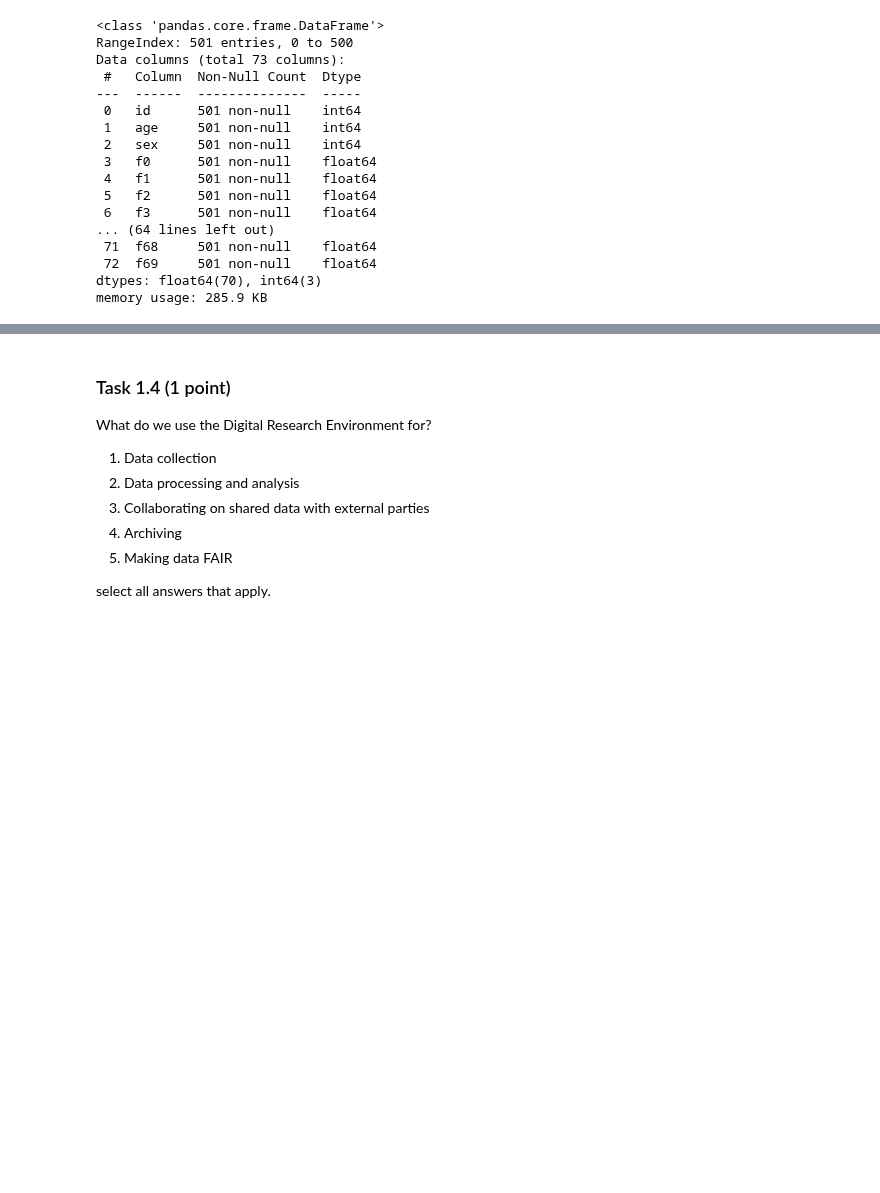
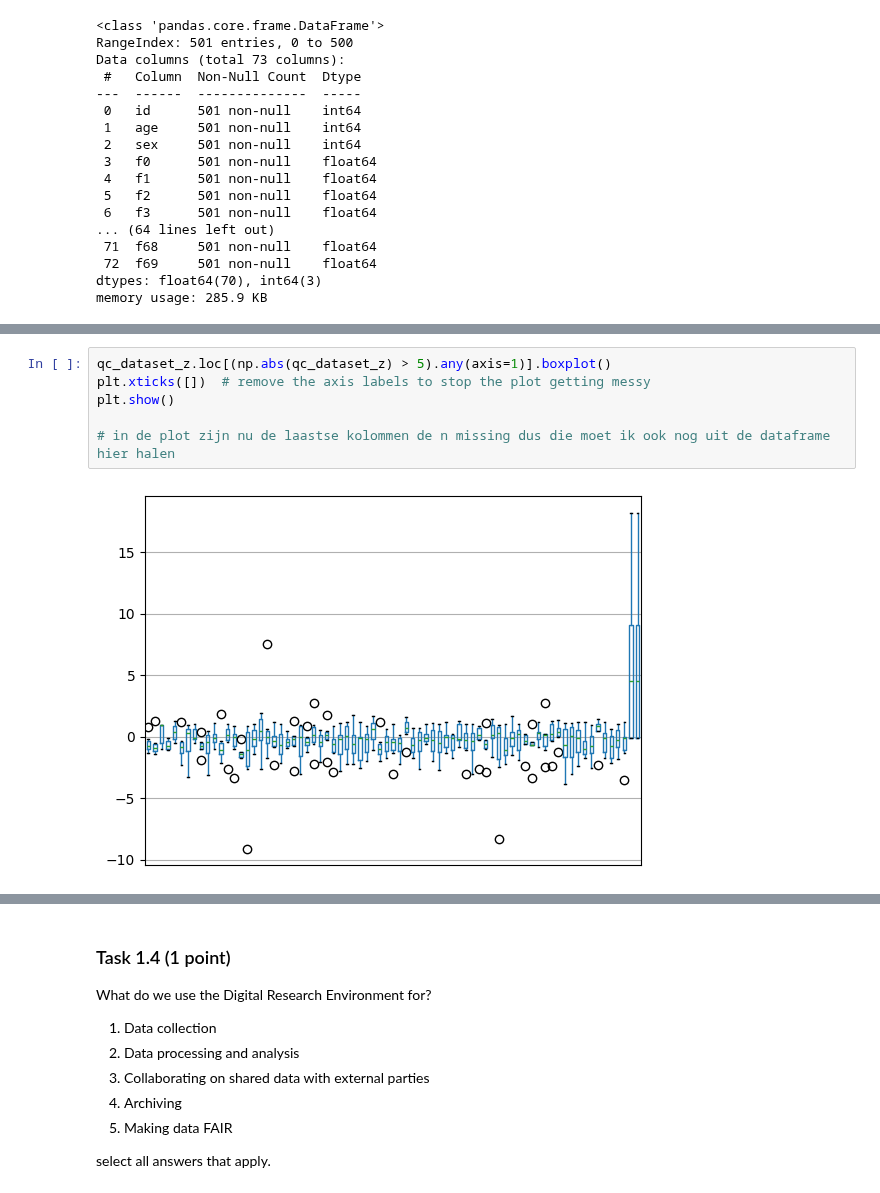
Before and after one commit to SietseHornstra/BigDataCourse, a Jupyter notebook: Exam/Assignment1/Assignment1.ipynb, the cells around one changed output, grey strips where cells are left out. Saved outputs shown, nothing was run; the diff lists cells and outputs as text; blank space fills up the shorter version.

```diff
--- a/Exam/Assignment1/Assignment1.ipynb
+++ b/Exam/Assignment1/Assignment1.ipynb
@@ -145,0 +189,8 @@ qc_dataset[['id','n_missing']].sort_values('n_missing', ascending=False).head()
+# %%
+qc_dataset_z.loc[(np.abs(qc_dataset_z) > 5).any(axis=1)].boxplot()
+plt.xticks([])  # remove the axis labels to stop the plot getting messy
+plt.show()
+
+# in de plot zijn nu de laastse kolommen de n missing dus die moet ik ook nog uit de dataframe hier halen
+# %% [output]
+[figure, added]
```
Also changed, not shown: parts of 17 cells of this notebook, 1 other file.
